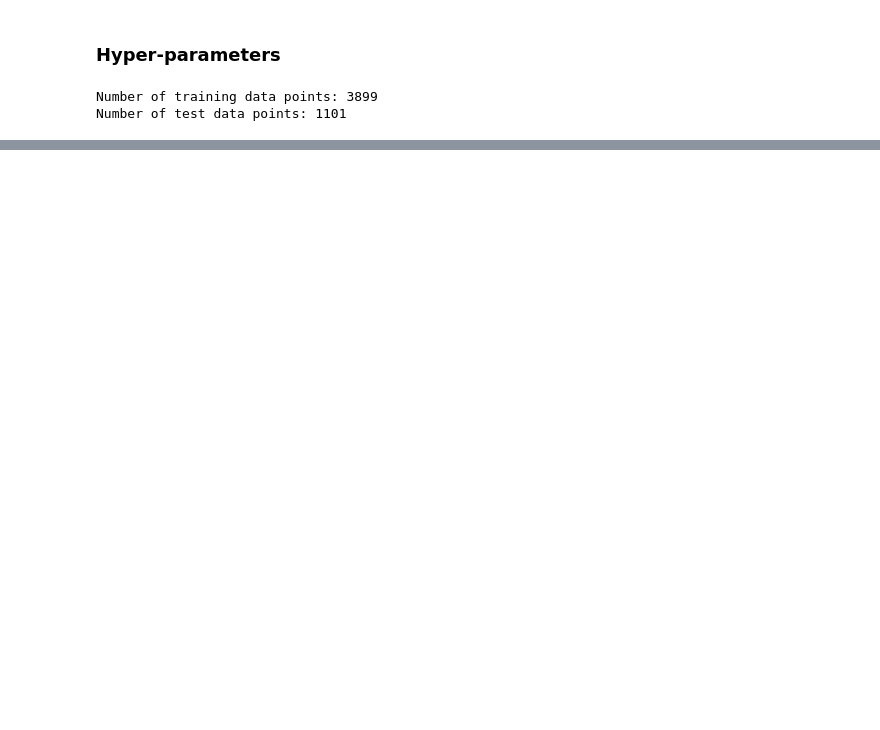
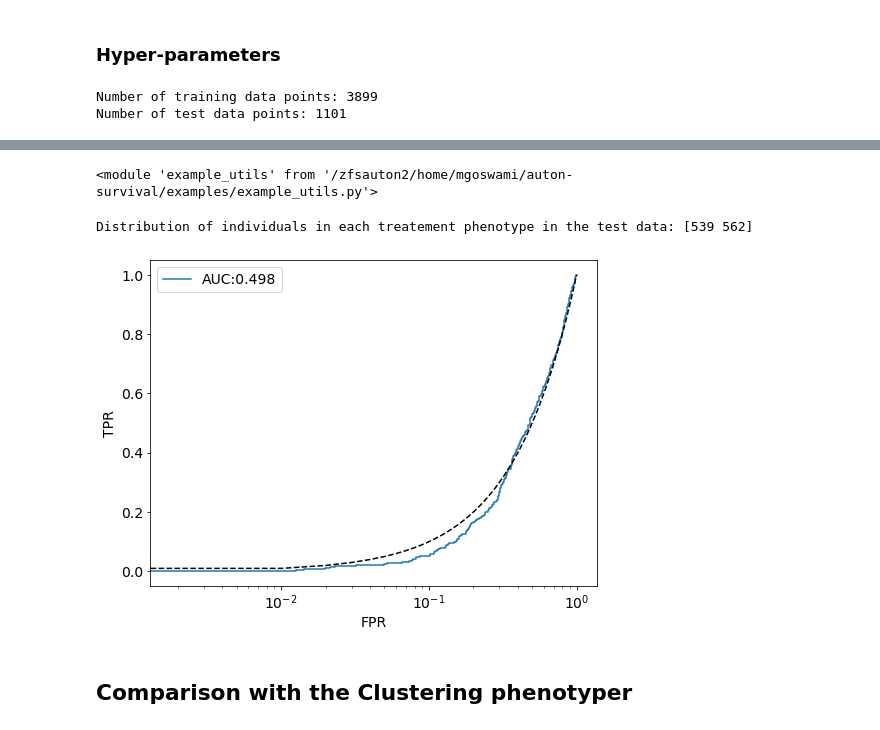
Before and after one commit to mononitogoswami/auton-survival, a Jupyter notebook: examples/CMHE Counterfactual Experiments on Synthetic Data.ipynb, the cells around one changed output, grey strips where cells are left out. Saved outputs shown, nothing was run; the diff lists cells and outputs as text; code cells hidden in the pictures; blank space fills up the shorter version.

Commit message:
Initial notebooks for experiments with synthetic data

```diff
--- a/examples/CMHE Counterfactual Experiments on Synthetic Data.ipynb
+++ b/examples/CMHE Counterfactual Experiments on Synthetic Data.ipynb
@@ -91,38 +108,25 @@ UnboundLocalError: local variable 'act' referenced before assignment
+# %%
+from importlib import reload
+import example_utils
+reload(example_utils)
+# %% [output]
+<module 'example_utils' from '/zfsauton2/home/mgoswami/auton-survival/examples/example_utils.py'>
+# %%
+# Now for each individual in the test data, let's find the probability that
+# they belong to the max treatment effect group
+
+# Change the testing data to torch tensors
+x = features_te.values.astype('float32')
+a = interventions_te.values.astype('float32')
+
+zeta_probs_test_CMHE = predict_treatment_phenotype_proba(model, x, a)
+zeta_test =  np.argmax(zeta_probs_test_CMHE, axis=1)
+print(f'Distribution of individuals in each treatement phenotype in the test data: \
+{np.unique(zeta_test, return_counts=True)[1]}')
+# %% [output]
+Distribution of individuals in each treatement phenotype in the test data: [539 562]
 # %%
-##### Training !!!!
-
-
-
-
-if len(layers): model = DeepCoxSubgroupMixture(k=k, g=g, inputdim=x.shape[1], hidden=layers[0]).float()
-else: model = CoxSubgroupMixture(k=k, g=g, inputdim=x.shape[1]).float()
-
-(model, breslow_splines), losses = train(model, train_data, val_data,
-                                     epochs=epochs, lr=lr, use_posteriors=True,
-                                     patience=patience, return_losses=True, bs=bs,
-                                     smoothing_factor=smoothing_factor)
-
-if return_model: return (model, breslow_splines)
-
-print("Treatment Effects:", model.treatment_effect)
-
-zeta_probs_train = torch.exp(model(x, a)[0]).sum(dim=1).detach().numpy()
-zeta_train =  np.argmax(zeta_probs_train, axis=1)
-
-if use_cf_evaluation:
-treated_outcomes_train, control_outcomes_train, _, _ = _load_estimated_counterfactuals(cf_path)
-max_treat_idx = _find_subgroup(zeta_probs_train, counterfactual_outcomes=(treated_outcomes_train, control_outcomes_train), MAX=True)
-min_treat_idx = _find_subgroup(zeta_probs_train, counterfactual_outcomes=(treated_outcomes_train, control_outcomes_train), MAX=False)
-else:
-max_treat_idx = _find_subgroup(zeta_probs_train, factual_outcomes=(outcomes_train, interventions_train), MAX=True)
-min_treat_idx = _find_subgroup(zeta_probs_train, factual_outcomes=(outcomes_train, interventions_train), MAX=False)
-
-x, t, e, a = features_test.values, outcomes_test['time'].values, outcomes_test['event'].values, interventions_test.values
-x, t, e, a = _convert_to_torch(x, t, e, a)
-
-zeta_probs_test = torch.exp(model(x, a)[0]).sum(dim=1).detach().numpy()
-
-max_subgroup_probs = (zeta_probs_train[:, max_treat_idx], zeta_probs_test[:, max_treat_idx])
-min_subgroup_probs = (zeta_probs_train[:, min_treat_idx], zeta_probs_test[:, min_treat_idx])
-
-return max_subgroup_probs, min_subgroup_probs
+# Now let us evaluate our performance
+example_utils.plot_phenotypes_roc(outcomes_te, zeta_probs_test_CMHE[:, max_treat_idx_CMHE])
+# %% [output]
+[figure, added]
@@ -130,0 +133,2 @@ return max_subgroup_probs, min_subgroup_probs
+# %% [markdown]
+## Comparison with the Clustering phenotyper
```
Also changed, not shown: parts of 15 cells of this notebook, 3 other files.
